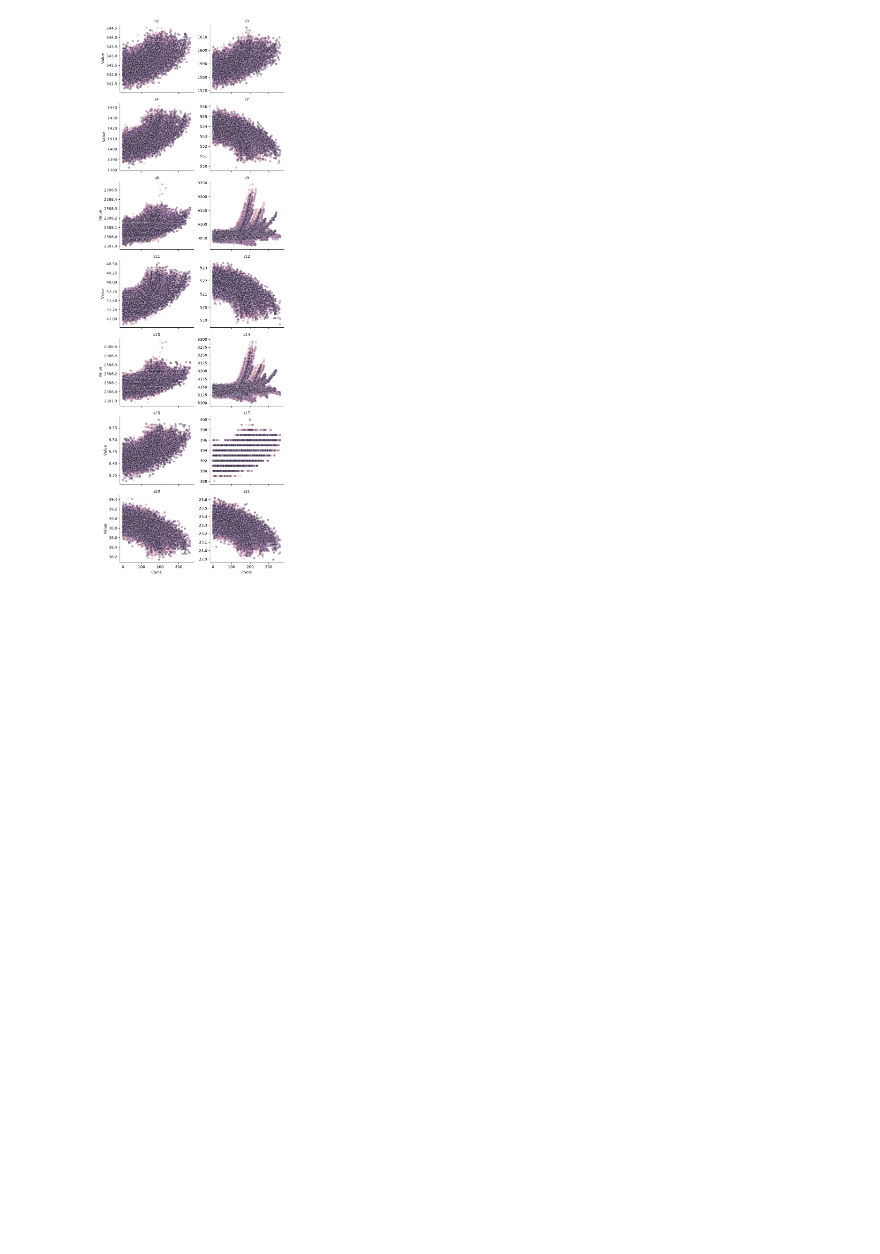
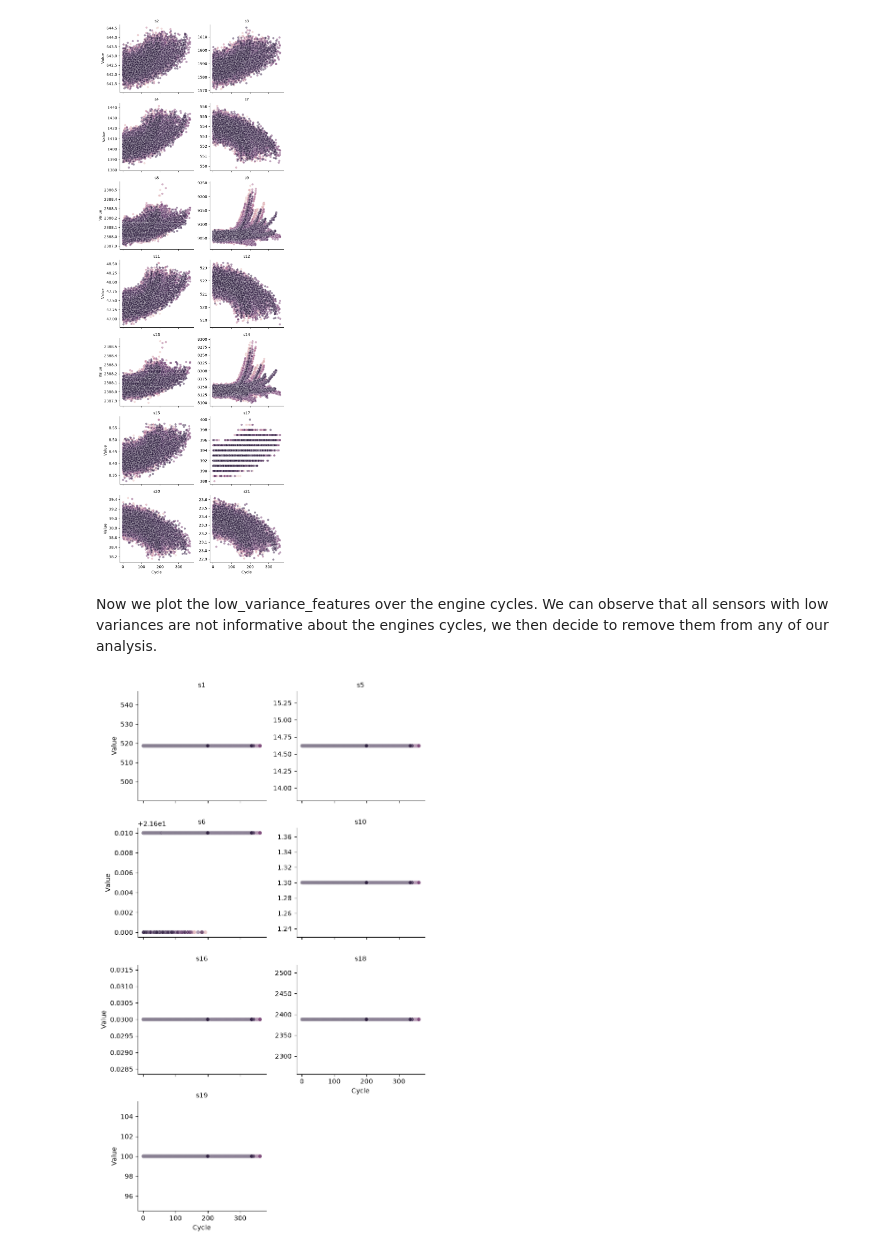
Before and after one commit to BaptisteCambon/Engine_Failure, a Jupyter notebook: notebook.ipynb, the cells around one changed output. Drawn from its saved outputs; the diff is of its cells as text; code cells hidden in the pictures; blank space fills up the shorter version.

```diff
--- a/notebook.ipynb
+++ b/notebook.ipynb
@@ -145,3 +98,37 @@ g.set_titles("{col_name}")
 plt.show()
 # %% [output]
 [figure]
+# %% [markdown]
+Now we plot the low_variance_features over the engine cycles. We can observe that all sensors with low variances are not informative about the engines cycles, we then decide to remove them from any of our analysis.
+# %%
+long_df = df.melt(
+    id_vars=["cycle", "unit"],
+    value_vars=low_variance_features,
+    var_name="sensor",
+    value_name="value"
+)
+
+g = sns.FacetGrid(
+    long_df,
+    col="sensor",
+    col_wrap=2,
+    height=3,
+    aspect=1.2,
+    sharey=False
+)
+
+g.map_dataframe(
+    sns.scatterplot,
+    x="cycle",
+    y="value",
+    hue="unit",
+    alpha=0.5,
+    legend=False
+)
+
+g.set_axis_labels("Cycle", "Value")
+g.set_titles("{col_name}")
+
+plt.show()
+# %% [output]
+[figure, added]
```
Also changed, not shown: parts of 12 cells of this notebook.
